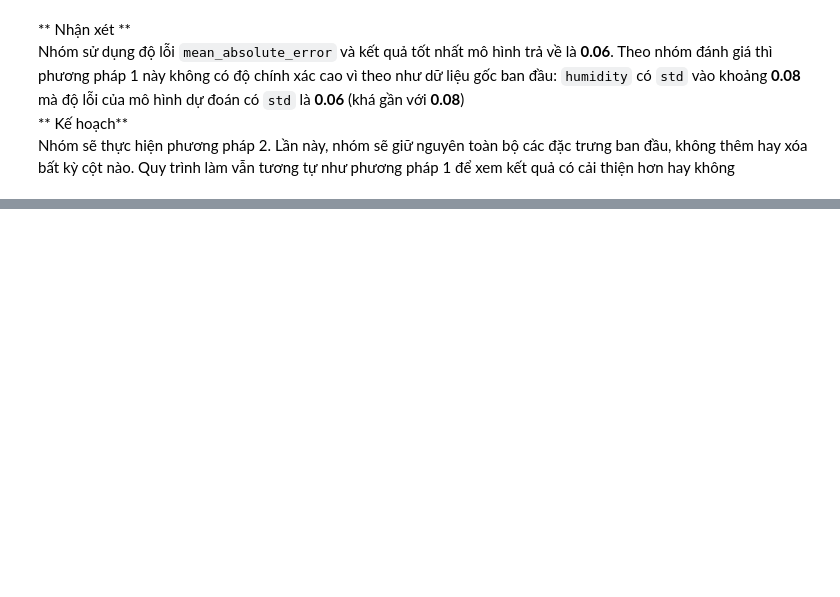
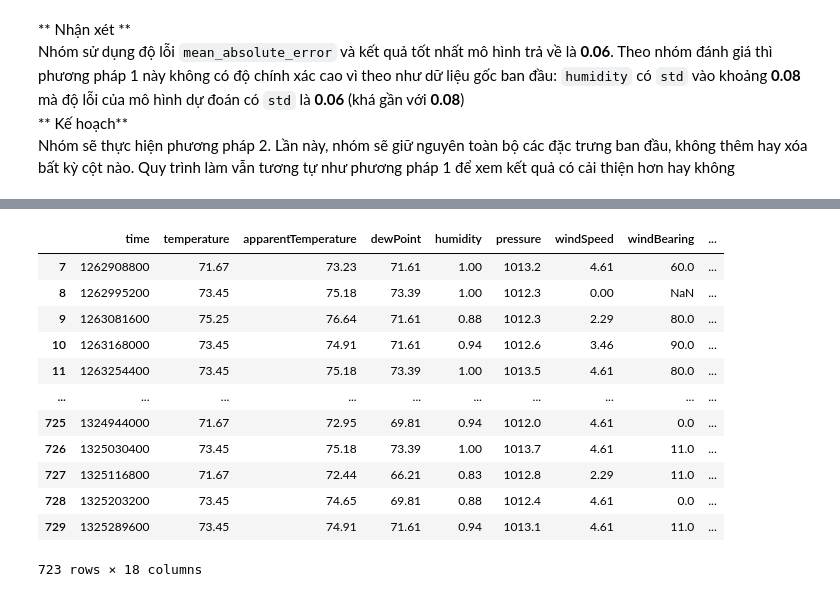
Before and after one commit to hungnd08/DS_Final_Project, a Jupyter notebook: FinalProject.ipynb, the cells around one changed output, grey strips where cells are left out. Cells and saved outputs as stored; diff of their text form; code cells hidden in the pictures; blank space fills up the shorter version.

```diff
--- a/FinalProject.ipynb
+++ b/FinalProject.ipynb
@@ -231,0 +253,8 @@ Nhóm sẽ thực hiện phương pháp 2. Lần này, nhóm sẽ giữ nguyên
+# %%
+k = 7
+for i in range(k):
+    title = "day_" + str(i + 1)
+    humidity = data_df.humidity.copy().to_list()
+    N = len(humidity)
+    tp = [0] * (i + 1) + humidity[: N - i - 1]
+    data_df[title] = pd.Series(tp, index=data_df.index)
@@ -231,0 +275,17 @@ Nhóm sẽ thực hiện phương pháp 2. Lần này, nhóm sẽ giữ nguyên
+# %%
+new_df = data_df.drop(index=list(range(k)))
+new_df
+# %% [output]
+|  | time | temperature | apparentTemperature | dewPoint | humidity | pressure | windSpeed | windBearing | ... |
+| 7 | 1262908800 | 71.67 | 73.23 | 71.61 | 1.00 | 1013.2 | 4.61 | 60.0 | ... |
+| 8 | 1262995200 | 73.45 | 75.18 | 73.39 | 1.00 | 1012.3 | 0.00 | NaN | ... |
+| 9 | 1263081600 | 75.25 | 76.64 | 71.61 | 0.88 | 1012.3 | 2.29 | 80.0 | ... |
+| 10 | 1263168000 | 73.45 | 74.91 | 71.61 | 0.94 | 1012.6 | 3.46 | 90.0 | ... |
+| 11 | 1263254400 | 73.45 | 75.18 | 73.39 | 1.00 | 1013.5 | 4.61 | 80.0 | ... |
+| ... | ... | ... | ... | ... | ... | ... | ... | ... | ... |
+| 725 | 1324944000 | 71.67 | 72.95 | 69.81 | 0.94 | 1012.0 | 4.61 | 0.0 | ... |
+| 726 | 1325030400 | 73.45 | 75.18 | 73.39 | 1.00 | 1013.7 | 4.61 | 11.0 | ... |
+| 727 | 1325116800 | 71.67 | 72.44 | 66.21 | 0.83 | 1012.8 | 2.29 | 11.0 | ... |
+| 728 | 1325203200 | 73.45 | 74.65 | 69.81 | 0.88 | 1012.4 | 4.61 | 0.0 | ... |
+| 729 | 1325289600 | 73.45 | 74.91 | 71.61 | 0.94 | 1013.1 | 4.61 | 11.0 | ... |
+723 rows × 18 columns
```
Also changed, not shown: parts of 18 cells of this notebook.
